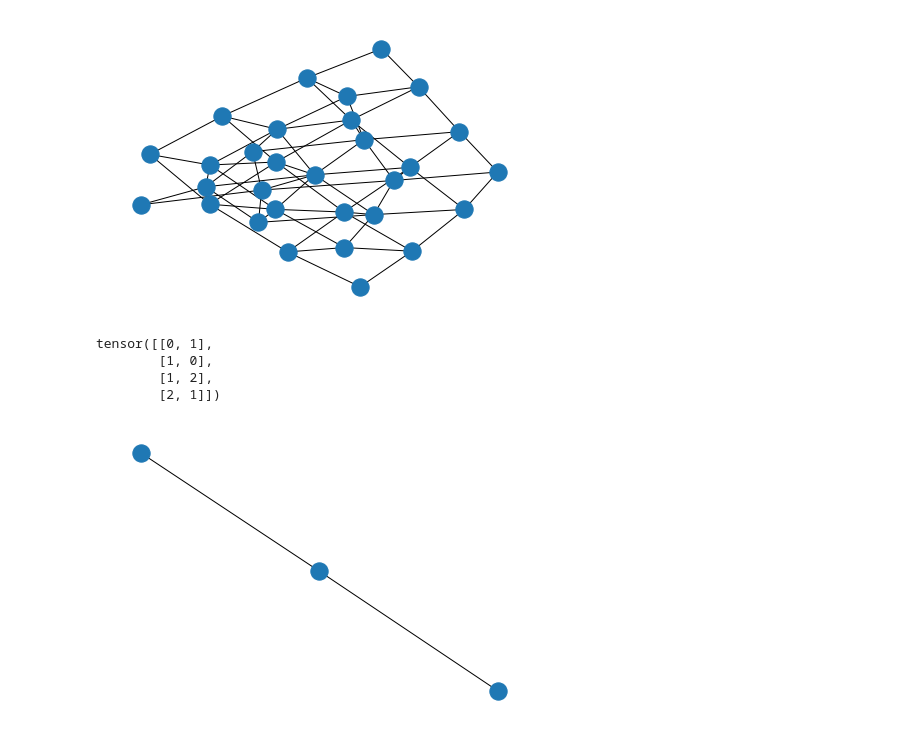
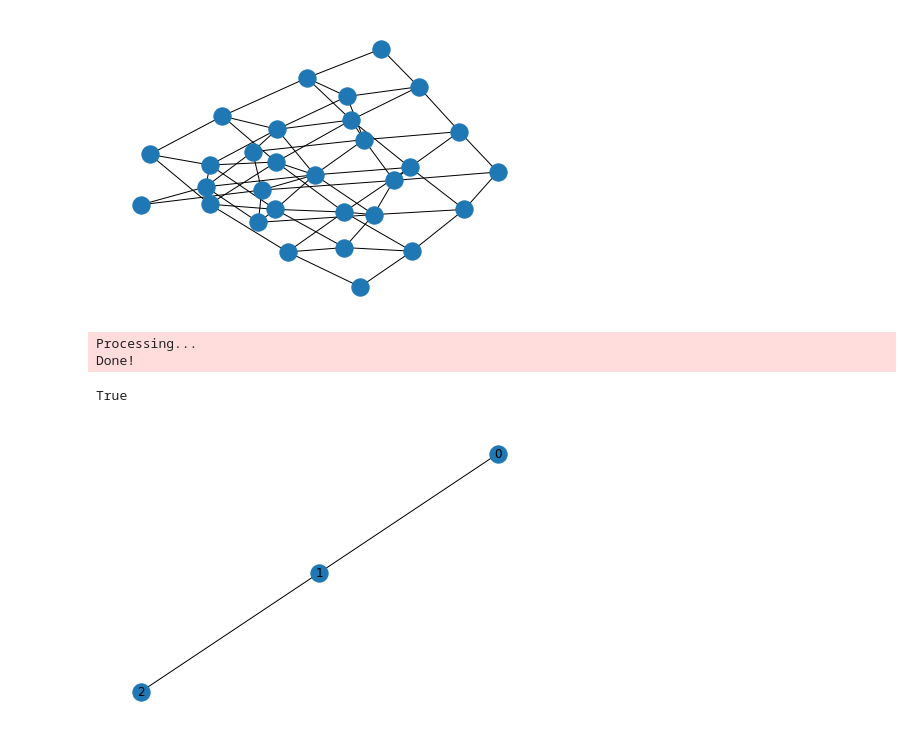
Before and after one commit to yjj19981119/learngit, a Jupyter notebook: petri.ipynb, the cells around one changed output. Cells and saved outputs as stored; diff of their text form; code cells hidden in the pictures.

```diff
--- a/petri.ipynb
+++ b/petri.ipynb
@@ -335,8 +335,8 @@ def process(self):
 def process(self):
     # Read data into huge `Data` list.
     #这里用于构建data
-    Edge_index = torch.tensor([[0, 1, 1, 2],
-                               [1, 0, 2, 1]], dtype=torch.long)
+    Edge_index = torch.tensor([[0, 1],
+                               [1, 2]], dtype=torch.long)
 
     # 每个节点的特征：从0号节点开始。。
     X = torch.tensor([[-1], [0], [1]], dtype=torch.float)
@@ -357,8 +357,10 @@ def process(self):
     torch.save((data, slices), self.processed_paths[0])
 # %%
 import torch
-from torch_geometric.data import InMemoryDataset, download_url
-
+from torch_geometric.data import InMemoryDataset,Data, download_url
+import numpy as np
+import networkx as nx
+import matplotlib.pyplot as plt
 #这里给出大家注释方便理解
 class MyOwnDataset(InMemoryDataset):
     def __init__(self, root, transform=None, pre_transform=None):
@@ -382,15 +384,15 @@ class MyOwnDataset(InMemoryDataset):
         # Read data into huge `Data` list.
         # Read data into huge `Data` list.
         # 这里用于构建data
-        Edge_index = torch.tensor([[0, 1, 1, 2],
-                                   [1, 0, 2, 1]], dtype=torch.long)
+        edge_index = torch.tensor([[0, 1, 2],
+                                   [1, 2, 1]], dtype=torch.long)
 
         # 每个节点的特征：从0号节点开始。。
-        X = torch.tensor([[-1], [0], [1]], dtype=torch.float)
+        x = torch.tensor([[-1], [0], [1]], dtype=torch.float)
         # 每个节点的标签：从0号节点开始-两类0，1
-        Y = torch.tensor([0, 1, 0],dtype=torch.float)
+        y = torch.tensor([0, 1, 0],dtype=torch.float)
 
-        data = Data(x=x, edge_index=edge_index, y=Y)
+        data = Data(x=x, edge_index=edge_index, y=y)
         # 放入datalist
         data_list = [data]
 
@@ -405,19 +407,19 @@ class MyOwnDataset(InMemoryDataset):
 # %%
 
 b = MyOwnDataset("MYdata")
+# %% [output]
+Processing...
+Done!
 # %%
-b.data.edge_index.t()
+b.data.is_directed()
 # %% [output]
-tensor([[0, 1],
-        [1, 0],
-        [1, 2],
-        [2, 1]])
+True
 # %%
 G = nx.Graph()
 edge_index = b.data.edge_index.t()
 edge_index = np.array(edge_index)
 G.add_edges_from(edge_index)
-nx.draw(G)
+nx.draw(G,with_labels=True)
 plt.show()
 # %% [output]
-[figure, old version]
+[figure, new version]
```
Also changed, not shown: parts of 1 cell of this notebook.
